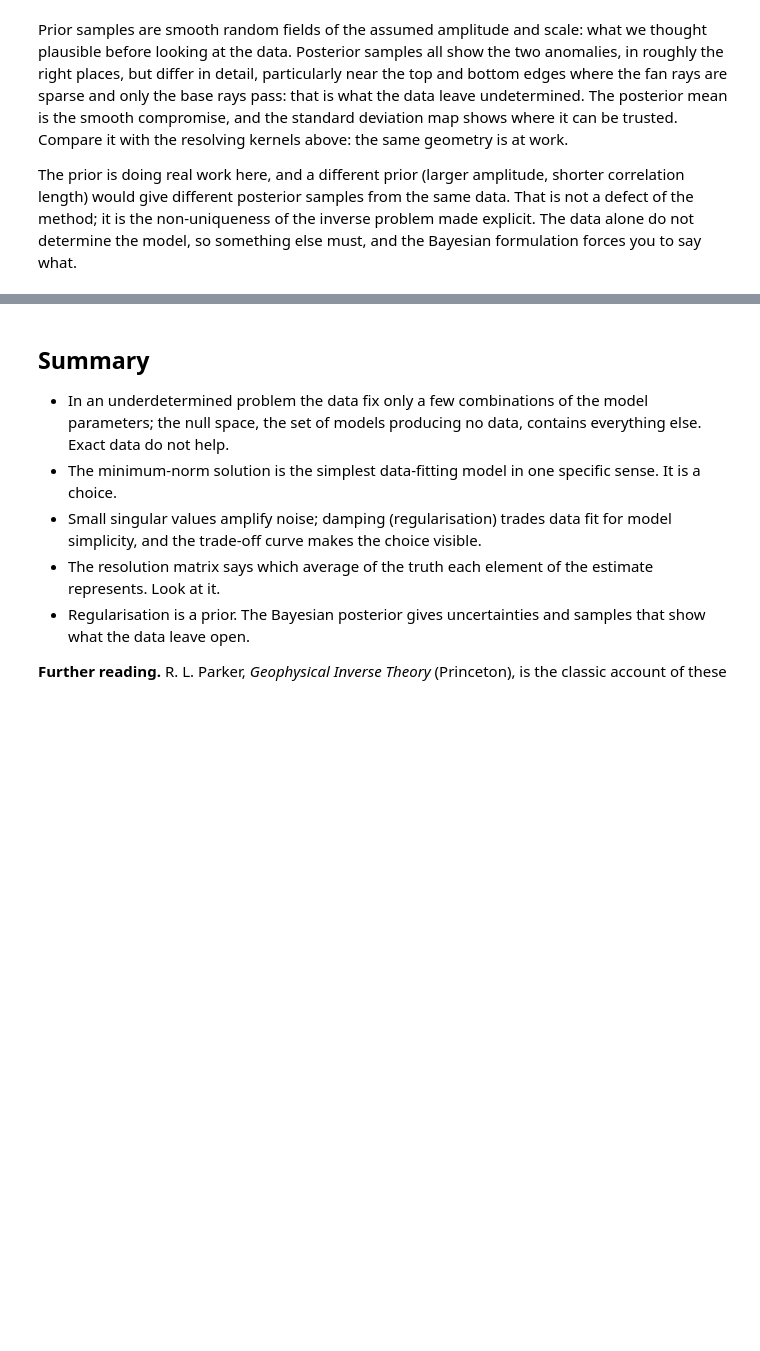
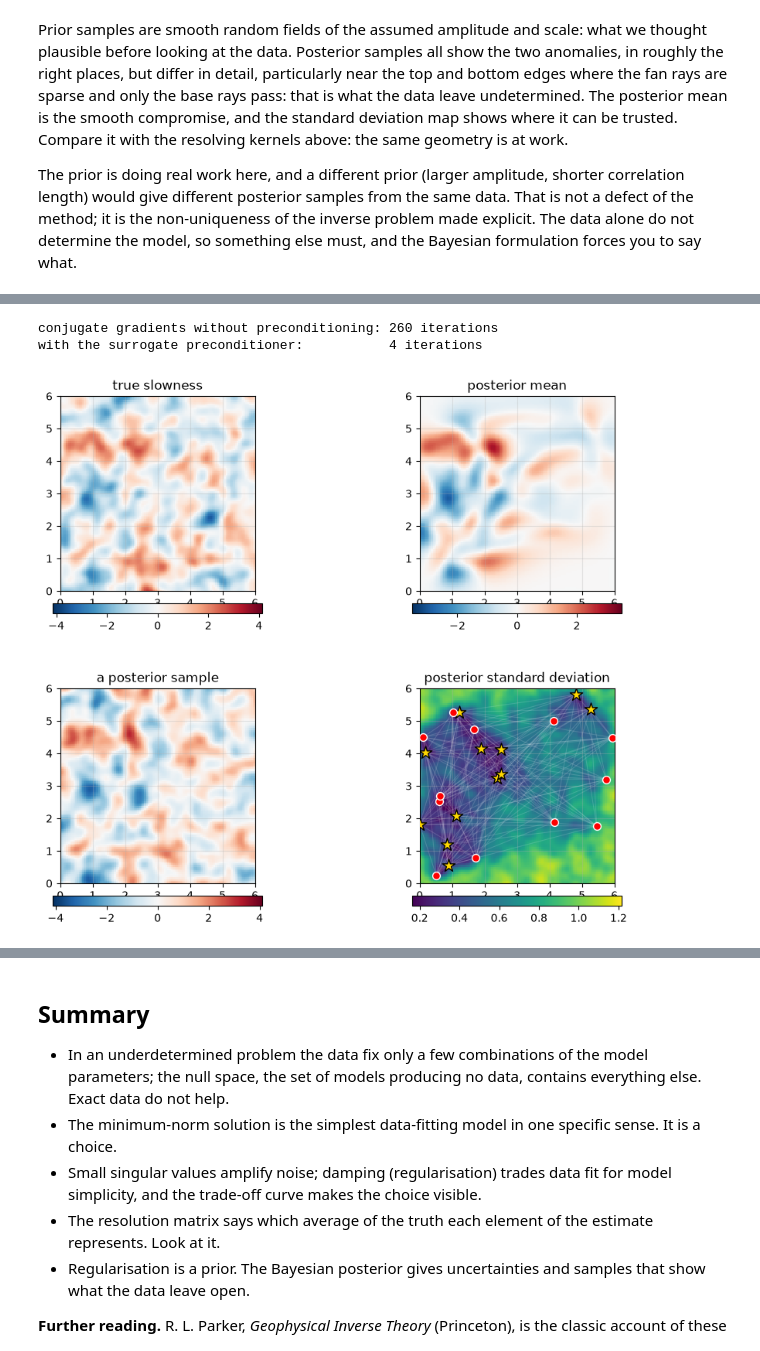
Before and after one commit to da380/PartIIStatistics, a Jupyter notebook: notebooks/09_inverse_problems.ipynb, the cells around one changed output, grey strips where cells are left out. Saved outputs shown, nothing was run; the diff lists cells and outputs as text; code cells hidden in the pictures; blank space fills up the shorter version.

```diff
--- a/notebooks/09_inverse_problems.ipynb
+++ b/notebooks/09_inverse_problems.ipynb
@@ -382,0 +379,34 @@ Twelve integrals constrain a function only in an average sense, and the posterio
+# %%
+inversion = inf.LinearBayesianInversion(tomo, prior)
+
+# Without a preconditioner
+plain = inf.CGMatrixSolver()
+posterior = inversion.model_posterior_measure(d, plain)
+print(f"conjugate gradients without preconditioning: {plain.iterations} iterations")
+
+# With a surrogate Woodbury preconditioner built at a quarter of the resolution
+coarse = model_space.with_degree(model_space.degree // 4)
+coarse_prior = coarse.point_value_scaled_heat_kernel_gaussian_measure(prior_scale)
+chol = inf.CholeskySolver(galerkin=True)
+precon = inversion.surrogate_inversion(
+    alternate_forward_operator=coarse.path_average_operator(paths),
+    alternate_prior_measure=coarse_prior.with_regularized_inverse(chol, damping=1e-6),
+).woodbury_data_preconditioner(chol)
+fast = inf.CGMatrixSolver()
+posterior = inversion.model_posterior_measure(d, fast, preconditioner=precon)
+print(f"with the surrogate preconditioner:           {fast.iterations} iterations")
+
+u_mean = posterior.expectation
+u_std = posterior.sample_pointwise_std(100)
+
+fig, ax = plt.subplots(2, 2, figsize=(11, 9))
+plot(model_space, u_true, ax=ax[0, 0], symmetric=True, cmap="RdBu_r", colorbar=True); ax[0, 0].set_title("true slowness")
+plot(model_space, u_mean, ax=ax[0, 1], symmetric=True, cmap="RdBu_r", colorbar=True); ax[0, 1].set_title("posterior mean")
+plot(model_space, posterior.sample(), ax=ax[1, 0], symmetric=True, cmap="RdBu_r", colorbar=True); ax[1, 0].set_title("a posterior sample")
+plot(model_space, u_std, ax=ax[1, 1], cmap="viridis", colorbar=True)
+plot_geodesic_network(paths, ax=ax[1, 1], alpha=0.15, color="white"); ax[1, 1].set_title("posterior standard deviation")
+plt.show()
+# %% [output]
+conjugate gradients without preconditioning: 260 iterations
+with the surrogate preconditioner:           4 iterations
+[figure, added]
```
Also changed, not shown: parts of 15 cells of this notebook, 6 other files.
